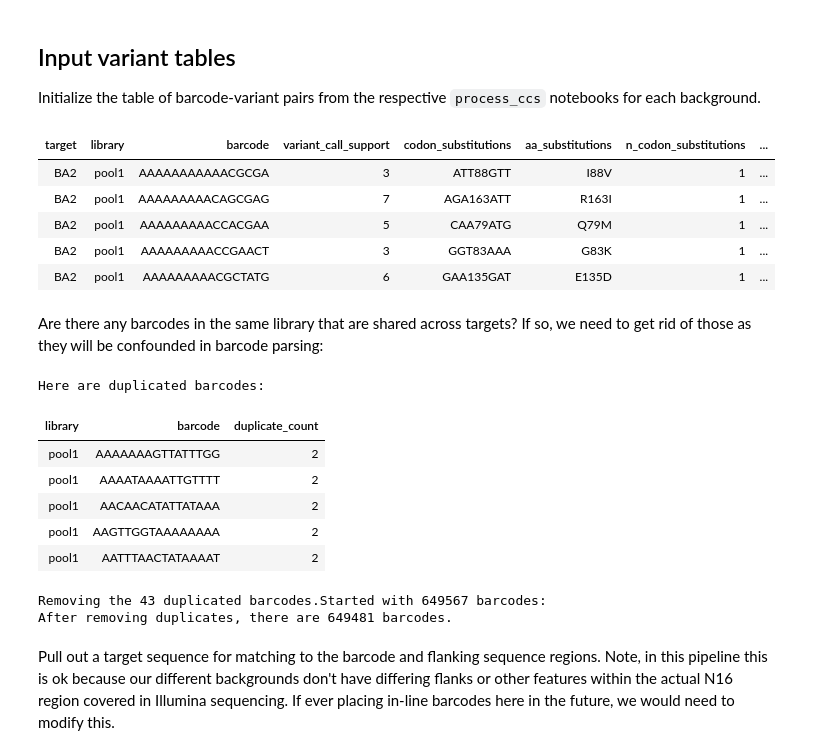
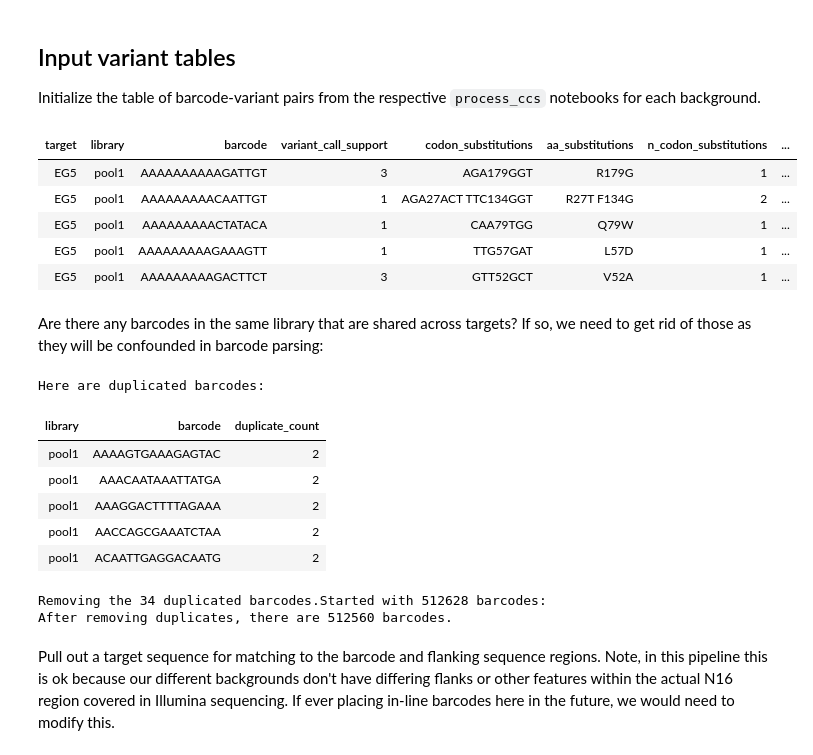
Before and after one commit to tstarrlab/SARS-CoV-2-RBD_DMS_Omicron-EG5-FLip-BA286, a Jupyter notebook: count_variants.ipynb, the cells around one changed output. Cells and saved outputs as stored; diff of their text form; code cells hidden in the pictures.

```diff
--- a/count_variants.ipynb
+++ b/count_variants.ipynb
@@ -61,20 +61,20 @@ os.makedirs(config['figs_dir'], exist_ok=True)
 ## Input variant tables
 Initialize the table of barcode-variant pairs from the respective `process_ccs` notebooks for each background.
 # %%
-variants = pd.read_csv(config['codon_variant_table_file_BA2'], na_filter=None)
-variants = variants.append(pd.read_csv(config['codon_variant_table_file_BQ11'], na_filter=None))
-variants = variants.append(pd.read_csv(config['codon_variant_table_file_XBB15'], na_filter=None))
+variants = pd.read_csv(config['codon_variant_table_file_EG5'], na_filter=None)
+variants = variants.append(pd.read_csv(config['codon_variant_table_file_FLip'], na_filter=None))
+variants = variants.append(pd.read_csv(config['codon_variant_table_file_BA286'], na_filter=None))
 
 variants = variants.reset_index(drop=True)
 
 display(HTML(variants.head().to_html(index=False)))
 # %% [output]
 | target | library | barcode | variant_call_support | codon_substitutions | aa_substitutions | n_codon_substitutions | ... |
-| BA2 | pool1 | AAAAAAAAAAACGCGA | 3 | ATT88GTT | I88V | 1 | ... |
-| BA2 | pool1 | AAAAAAAAACAGCGAG | 7 | AGA163ATT | R163I | 1 | ... |
-| BA2 | pool1 | AAAAAAAAACCACGAA | 5 | CAA79ATG | Q79M | 1 | ... |
-| BA2 | pool1 | AAAAAAAAACCGAACT | 3 | GGT83AAA | G83K | 1 | ... |
-| BA2 | pool1 | AAAAAAAAACGCTATG | 6 | GAA135GAT | E135D | 1 | ... |
+| EG5 | pool1 | AAAAAAAAAAGATTGT | 3 | AGA179GGT | R179G | 1 | ... |
+| EG5 | pool1 | AAAAAAAAACAATTGT | 1 | AGA27ACT TTC134GGT | R27T F134G | 2 | ... |
+| EG5 | pool1 | AAAAAAAAACTATACA | 1 | CAA79TGG | Q79W | 1 | ... |
+| EG5 | pool1 | AAAAAAAAAGAAAGTT | 1 | TTG57GAT | L57D | 1 | ... |
+| EG5 | pool1 | AAAAAAAAAGACTTCT | 3 | GTT52GCT | V52A | 1 | ... |
 # %% [markdown]
 Are there any barcodes in the same library that are shared across targets?
 If so, we need to get rid of those as they will be confounded in barcode parsing:
@@ -102,13 +102,13 @@ print(f"After removing duplicates, there are {len(variants)} barcodes.")
 # %% [output]
 Here are duplicated barcodes:
 | library | barcode | duplicate_count |
-| pool1 | AAAAAAAGTTATTTGG | 2 |
-| pool1 | AAAATAAAATTGTTTT | 2 |
-| pool1 | AACAACATATTATAAA | 2 |
-| pool1 | AAGTTGGTAAAAAAAA | 2 |
-| pool1 | AATTTAACTATAAAAT | 2 |
+| pool1 | AAAAGTGAAAGAGTAC | 2 |
+| pool1 | AAACAATAAATTATGA | 2 |
+| pool1 | AAAGGACTTTTAGAAA | 2 |
+| pool1 | AACCAGCGAAATCTAA | 2 |
+| pool1 | ACAATTGAGGACAATG | 2 |
-Removing the 43 duplicated barcodes.Started with 649567 barcodes:
-After removing duplicates, there are 649481 barcodes.
+Removing the 34 duplicated barcodes.Started with 512628 barcodes:
+After removing duplicates, there are 512560 barcodes.
 # %% [markdown]
 Pull out a target sequence for matching to the barcode and flanking sequence regions. Note, in this pipeline this is ok because our different backgrounds don't have differing flanks or other features within the actual N16 region covered in Illumina sequencing. If ever placing in-line barcodes here in the future, we would need to modify this.
 # %%
```
Also changed, not shown: parts of 6 cells of this notebook, 34 other files.
